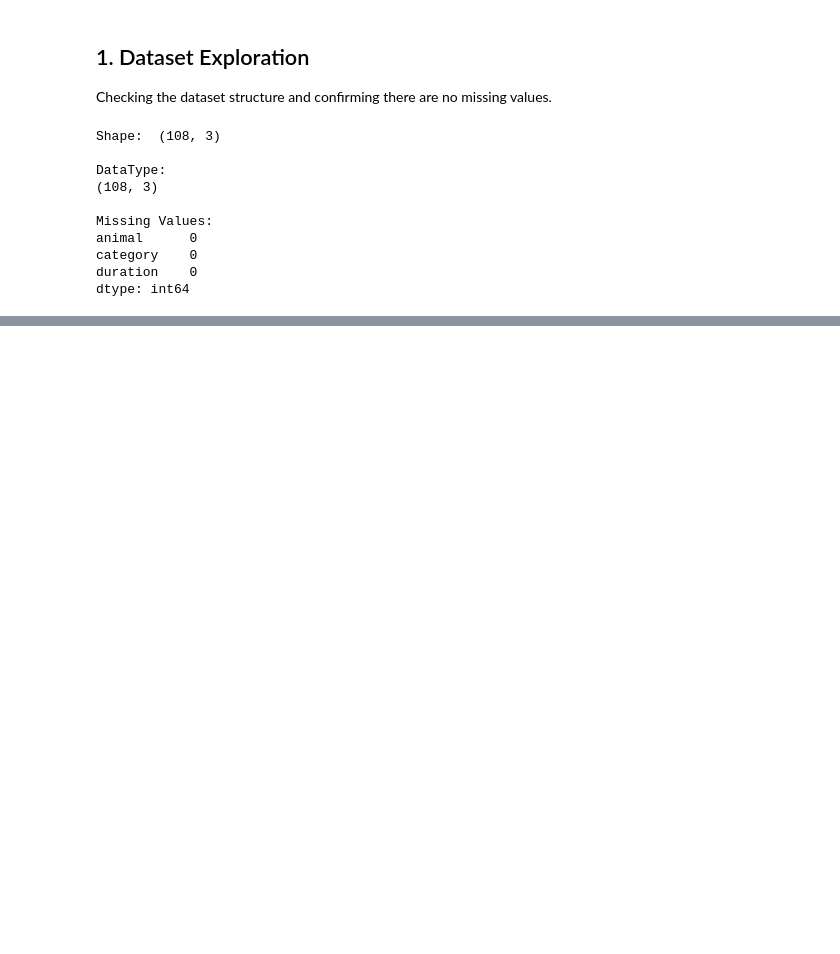
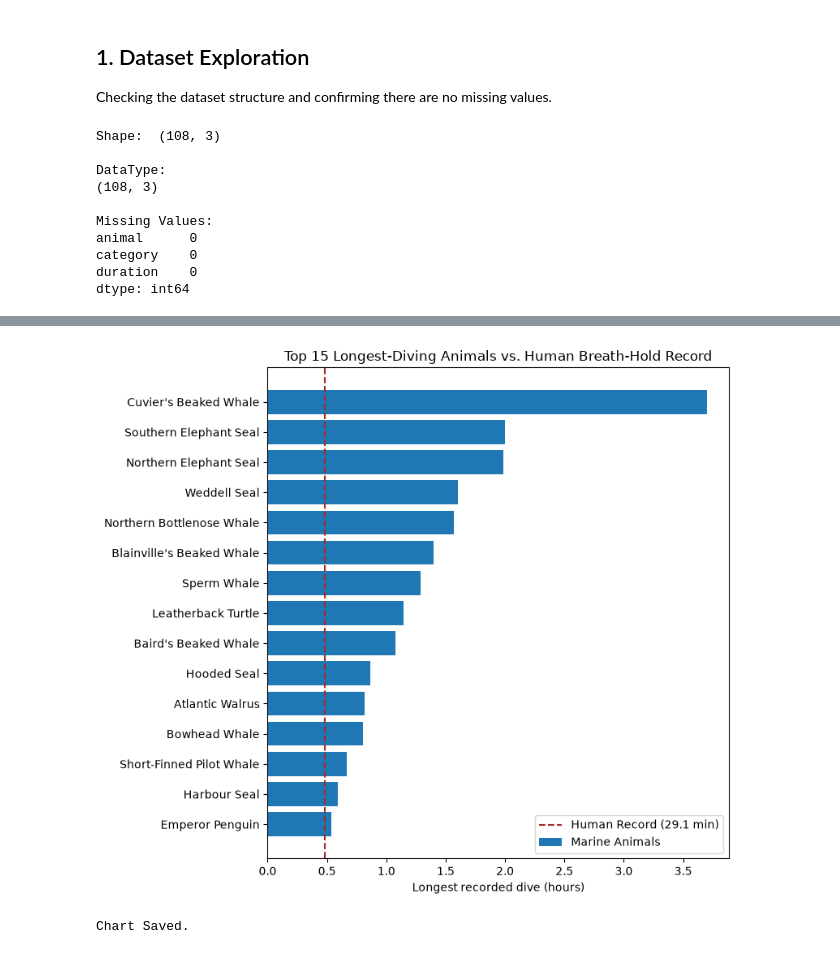
Before and after one commit to dakshita01/data-science-portfolio, a Jupyter notebook: 06-longest-divers/notebook/longest_divers.ipynb, the cells around one changed output, grey strips where cells are left out. Saved outputs shown, nothing was run; the diff lists cells and outputs as text; code cells hidden in the pictures; blank space fills up the shorter version.

```diff
--- a/06-longest-divers/notebook/longest_divers.ipynb
+++ b/06-longest-divers/notebook/longest_divers.ipynb
@@ -51,0 +93,31 @@ dtype: int64
+# %%
+human_record_minute = 29 + 3/60 # 29 minutes and 3 seconds
+human_record_hour = human_record_minute/60
+
+fig, ax = plt.subplots(figsize=(8, 7))
+ax.barh(
+    top_15['animal'],
+    top_15['duration_hour'],
+    color='C0',
+    label='Marine Animals'
+)
+ax.axvline(
+    x=human_record_hour,
+    color='brown',
+    linestyle='--',
+    linewidth=1.5,
+    label=f'Human Record ({human_record_minute:.1f} min)'
+)
+ax.set_xlabel('Longest recorded dive (hours)')
+ax.set_title('Top 15 Longest-Diving Animals vs. Human Breath-Hold Record')
+ax.legend(loc='lower right')
+
+plt.tight_layout()
+
+plt.savefig('../images/plots/top15_divers_vs_human.png', dpi=150, bbox_inches='tight')
+plt.show()
+
+print("Chart Saved.")
+# %% [output]
+[figure, added]
+Chart Saved.
```
Also changed, not shown: parts of 5 cells of this notebook, 1 other file.
